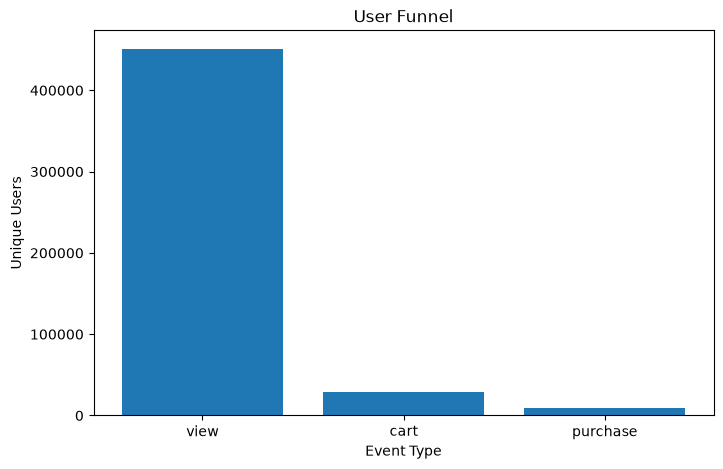
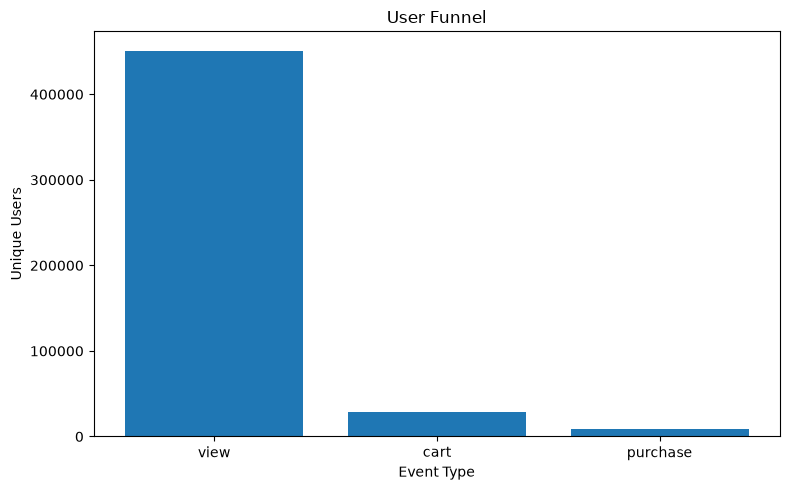
The notebook cell's code change between the first figure and the second:
--- before
+++ after
@@ -12,3 +12,16 @@
 plt.ylabel("Unique Users")
 
+plt.tight_layout()
+
+plt.savefig(
+    "../outputs/user_funnel.png",
+    dpi=300,
+    bbox_inches="tight"
+)
+
+print("saved")
+
 plt.show()
+plt.close()
+
+plt.show()

Commit: Update notebooks and dashboard files